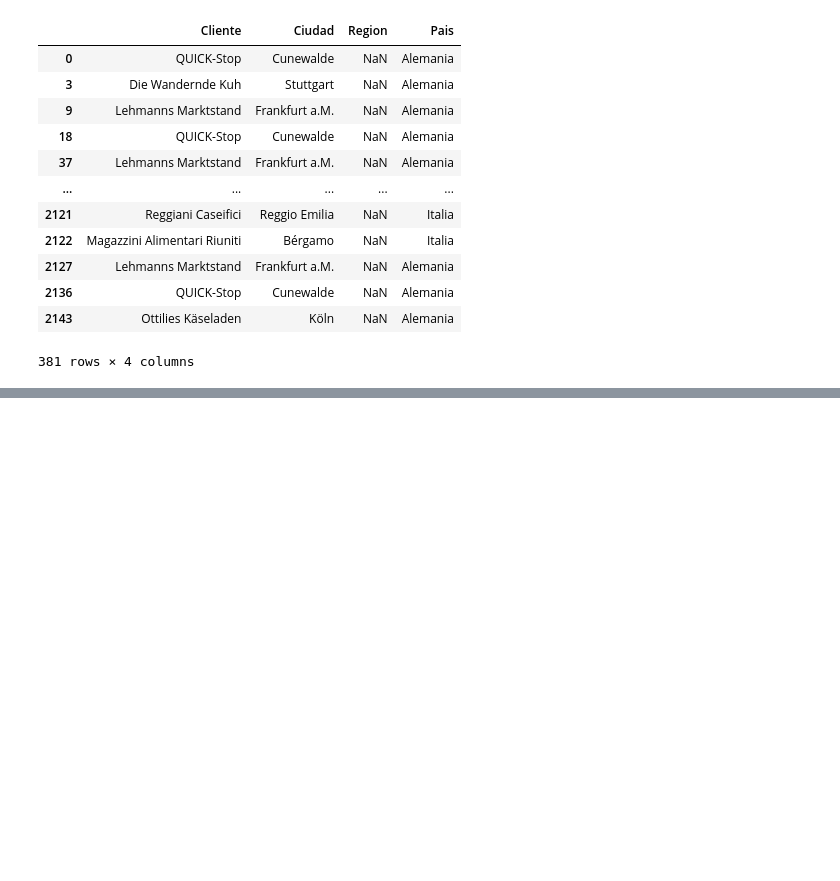
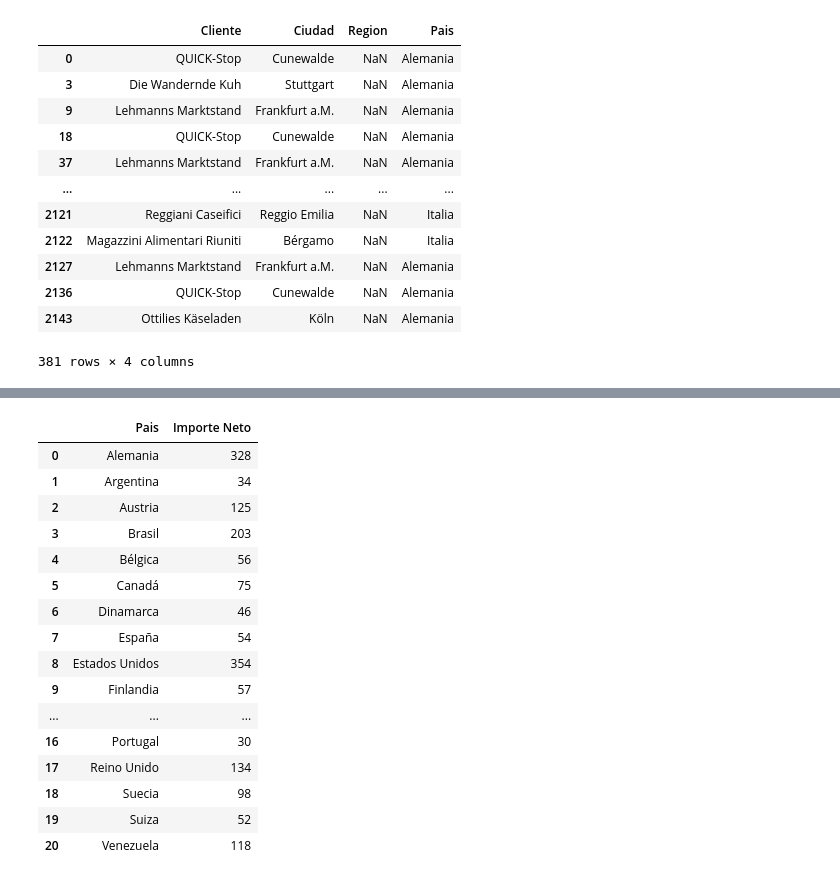
Before and after one commit to rvagelet/Python, a Jupyter notebook: 19072024.ipynb, the cells around one changed output, grey strips where cells are left out. Cells and saved outputs as stored; diff of their text form; code cells hidden in the pictures; blank space fills up the shorter version.

```diff
--- a/19072024.ipynb
+++ b/19072024.ipynb
@@ -81,0 +221,21 @@ DFPedidos.to_csv("DFPedidos.csv",sep=",",index=False)
+# %%
+DFPais=pd.DataFrame(Importeagrupacio1, columns = ['Importe Neto']).reset_index()
+DFPais
+# %% [output]
+|  | Pais | Importe Neto |
+| 0 | Alemania | 328 |
+| 1 | Argentina | 34 |
+| 2 | Austria | 125 |
+| 3 | Brasil | 203 |
+| 4 | Bélgica | 56 |
+| 5 | Canadá | 75 |
+| 6 | Dinamarca | 46 |
+| 7 | España | 54 |
+| 8 | Estados Unidos | 354 |
+| 9 | Finlandia | 57 |
+| ... | ... | ... |
+| 16 | Portugal | 30 |
+| 17 | Reino Unido | 134 |
+| 18 | Suecia | 98 |
+| 19 | Suiza | 52 |
+| 20 | Venezuela | 118 |
```
Also changed, not shown: parts of 11 cells of this notebook.
